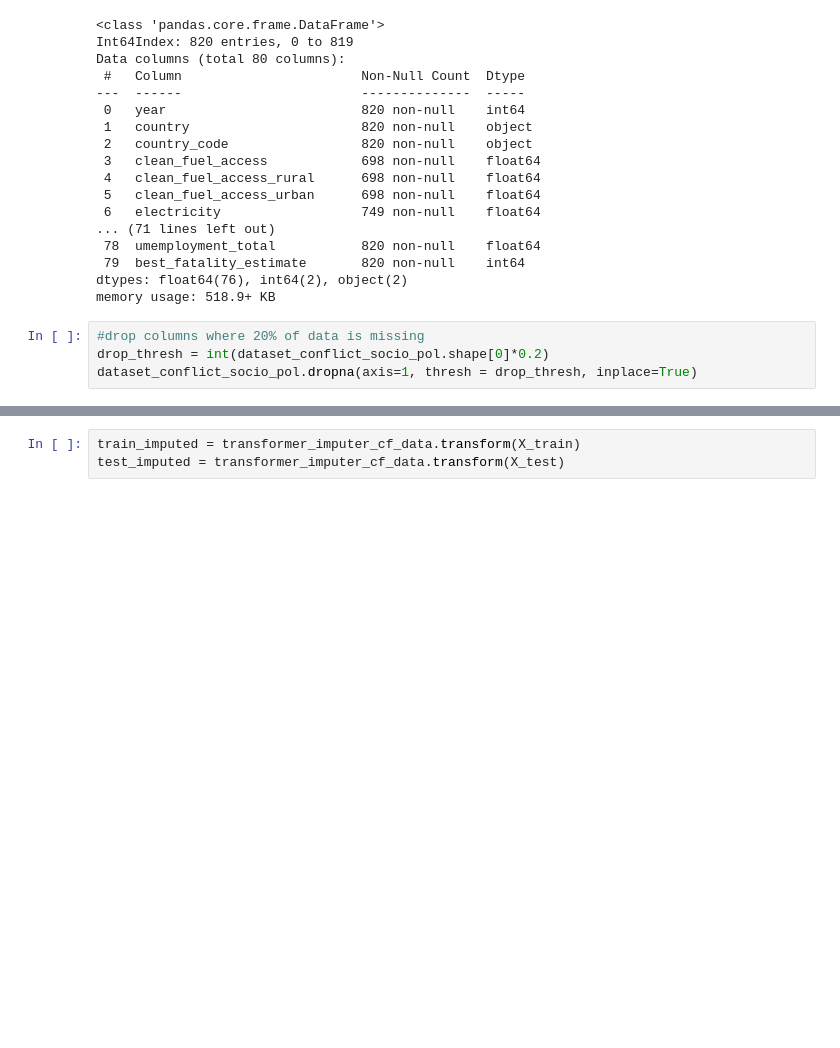
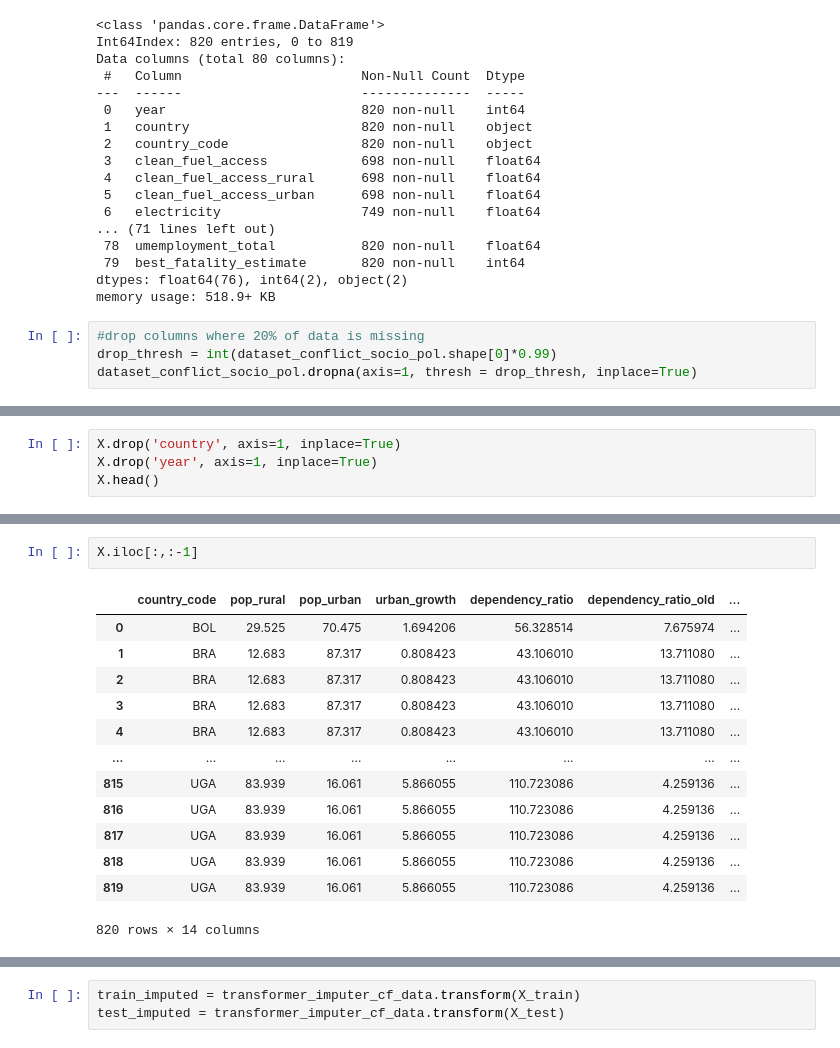
Before and after one commit to shahiryar/conflict-modelling, a Jupyter notebook: Conflict_Prediction.ipynb, the cells around one changed output, grey strips where cells are left out. Saved outputs shown, nothing was run; the diff lists cells and outputs as text; blank space fills up the shorter version.

```diff
--- a/Conflict_Prediction.ipynb
+++ b/Conflict_Prediction.ipynb
@@ -220,7 +220,7 @@ dtypes: float64(76), int64(2), object(2)
 memory usage: 518.9+ KB
 # %%
 #drop columns where 20% of data is missing
-drop_thresh = int(dataset_conflict_socio_pol.shape[0]*0.2)
+drop_thresh = int(dataset_conflict_socio_pol.shape[0]*0.99)
 dataset_conflict_socio_pol.dropna(axis=1, thresh = drop_thresh, inplace=True)
 # %%
 dataset_conflict_socio_pol.info()
@@ -244,0 +250,4 @@ memory usage: 422.8+ KB
+# %%
+X.drop('country', axis=1, inplace=True)
+X.drop('year', axis=1, inplace=True)
+X.head()
@@ -244,0 +261,16 @@ memory usage: 422.8+ KB
+# %%
+X.iloc[:,:-1]
+# %% [output]
+|  | country_code | pop_rural | pop_urban | urban_growth | dependency_ratio | dependency_ratio_old | ... |
+| 0 | BOL | 29.525 | 70.475 | 1.694206 | 56.328514 | 7.675974 | ... |
+| 1 | BRA | 12.683 | 87.317 | 0.808423 | 43.106010 | 13.711080 | ... |
+| 2 | BRA | 12.683 | 87.317 | 0.808423 | 43.106010 | 13.711080 | ... |
+| 3 | BRA | 12.683 | 87.317 | 0.808423 | 43.106010 | 13.711080 | ... |
+| 4 | BRA | 12.683 | 87.317 | 0.808423 | 43.106010 | 13.711080 | ... |
+| ... | ... | ... | ... | ... | ... | ... | ... |
+| 815 | UGA | 83.939 | 16.061 | 5.866055 | 110.723086 | 4.259136 | ... |
+| 816 | UGA | 83.939 | 16.061 | 5.866055 | 110.723086 | 4.259136 | ... |
+| 817 | UGA | 83.939 | 16.061 | 5.866055 | 110.723086 | 4.259136 | ... |
+| 818 | UGA | 83.939 | 16.061 | 5.866055 | 110.723086 | 4.259136 | ... |
+| 819 | UGA | 83.939 | 16.061 | 5.866055 | 110.723086 | 4.259136 | ... |
+820 rows × 14 columns
```
Also changed, not shown: parts of 22 cells of this notebook.
